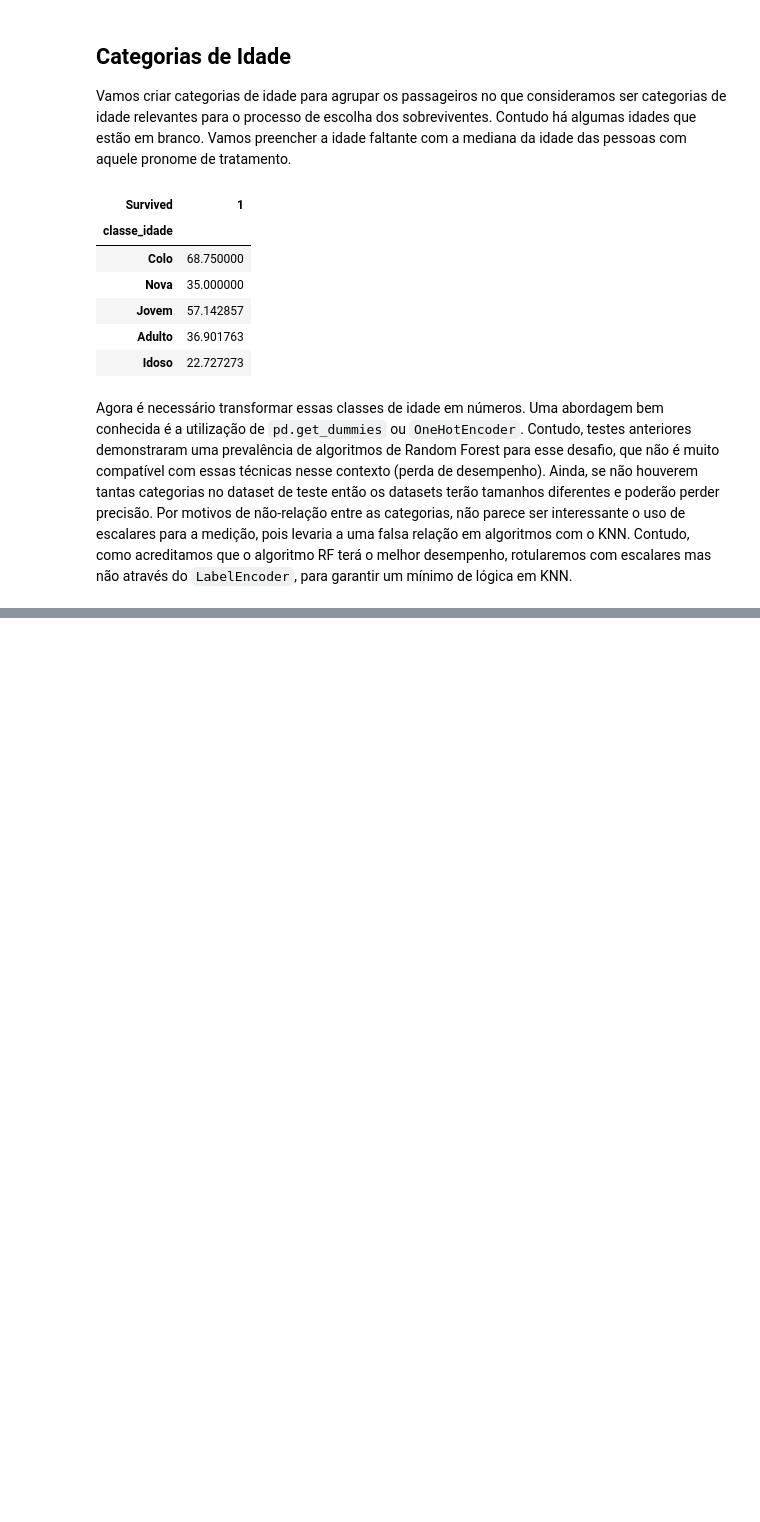
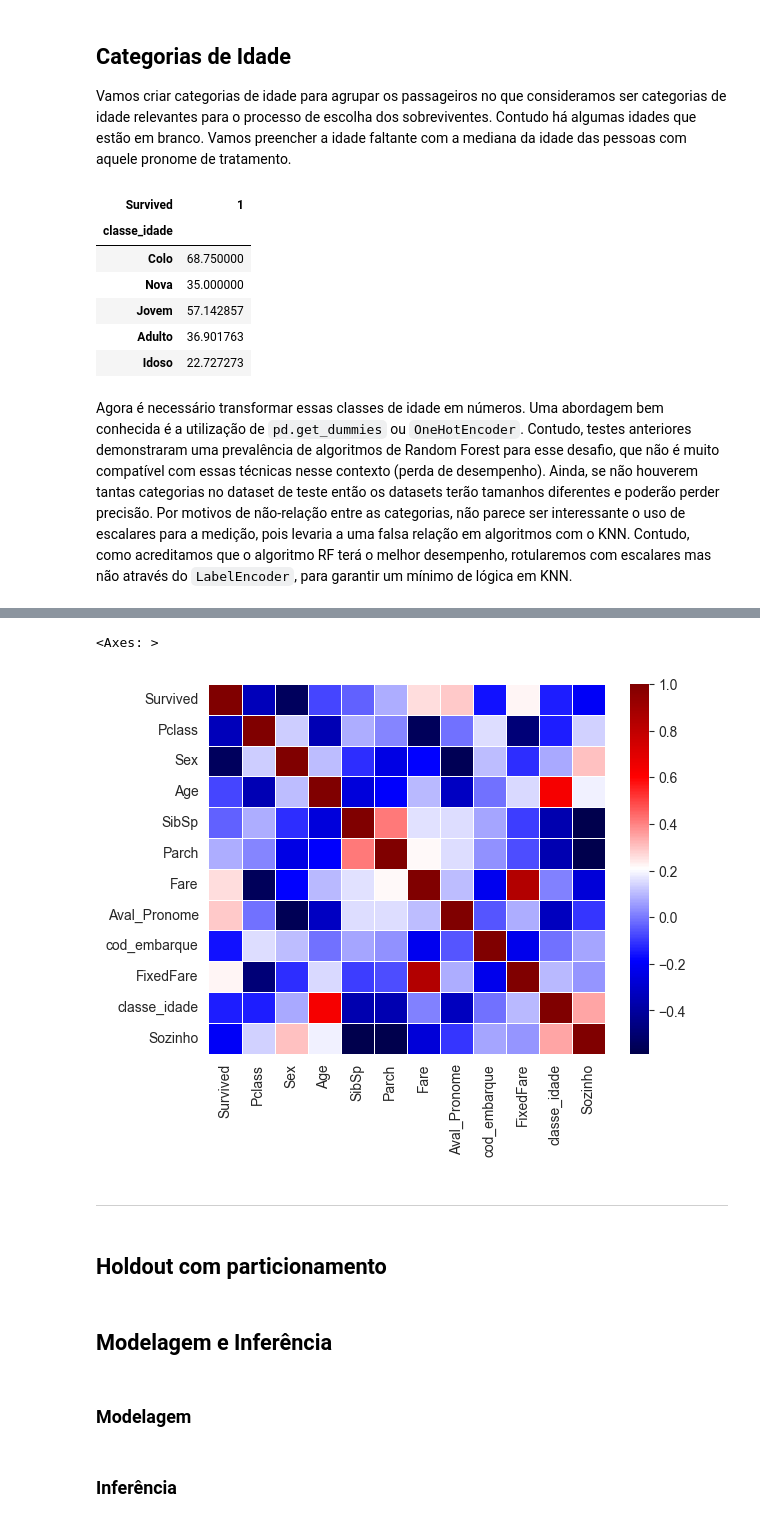
Before and after one commit to tekoryu/rough-on-rats, a Jupyter notebook: notebooks/model_v2.ipynb, the cells around one changed output, grey strips where cells are left out. Saved outputs shown, nothing was run; the diff lists cells and outputs as text; code cells hidden in the pictures; blank space fills up the shorter version.

```diff
--- a/notebooks/model_v2.ipynb
+++ b/notebooks/model_v2.ipynb
@@ -199,2 +199,2 @@ Em relação ao sexo dos passageiros, não haverá o problema de datasets em tam
 # %%
-df_treino
+df_treino["Sex"] = df_treino["Sex"].map({'male':1,'female':0})
@@ -200,0 +205,2 @@ df_treino
+# %%
+df_treino["Sozinho"] = np.where(df_treino["SibSp"]+df_treino["Parch"]==0,1,0)
@@ -200,0 +210,2 @@ df_treino
+# %%
+df_treino.drop(["PassengerId","Name","Ticket","Cabin","Embarked", "Pronome"], axis=1, inplace=True)
@@ -200,0 +234,9 @@ df_treino
+# %%
+sns.heatmap(df_treino.corr(), linewidths=0.5, cmap='seismic')
+# %% [output]
+<Axes: >
+[figure, added]
+# %% [markdown]
+***
+# %% [markdown]
+## Holdout com particionamento
@@ -200,0 +262,4 @@ df_treino
+# %% [markdown]
+## Modelagem e Inferência
+# %% [markdown]
+### Modelagem
@@ -200,0 +298,2 @@ df_treino
+# %% [markdown]
+### Inferência
```
Also changed, not shown: parts of 19 cells of this notebook.
